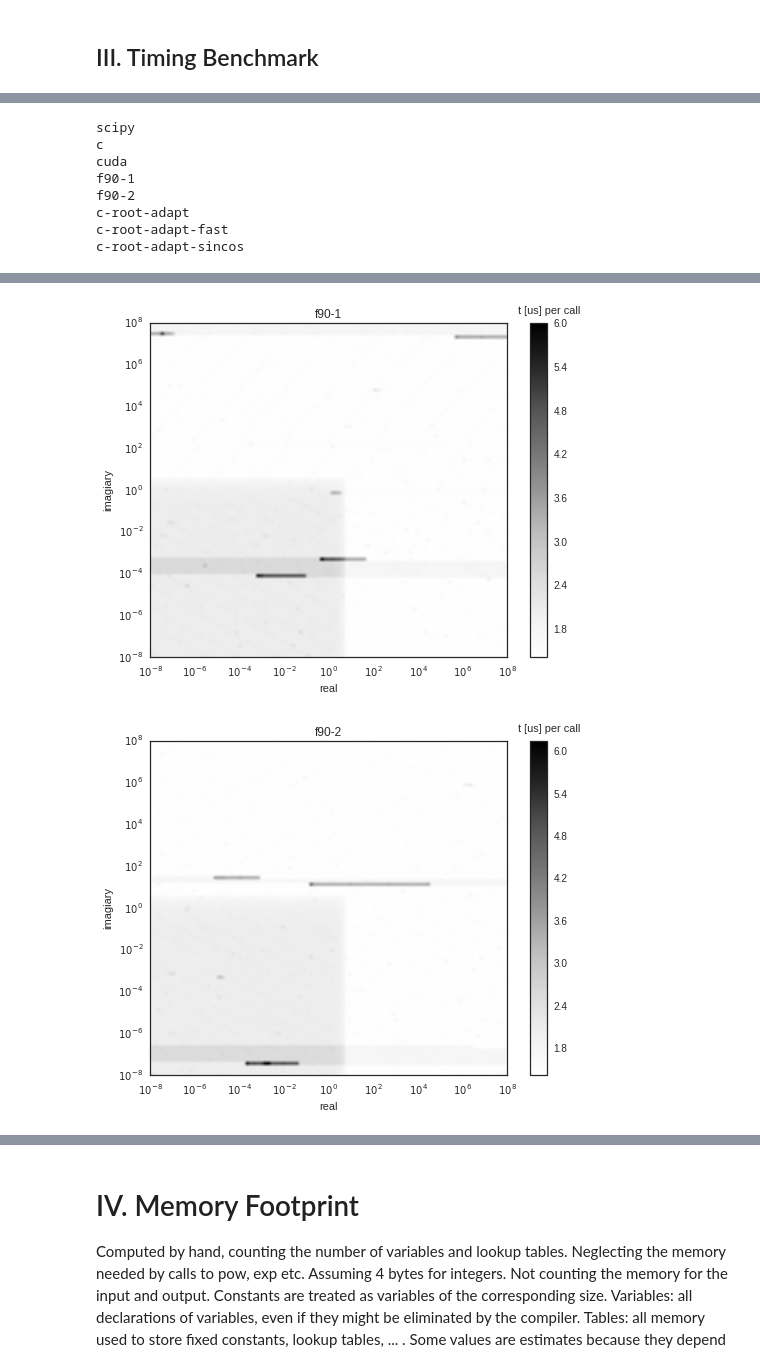
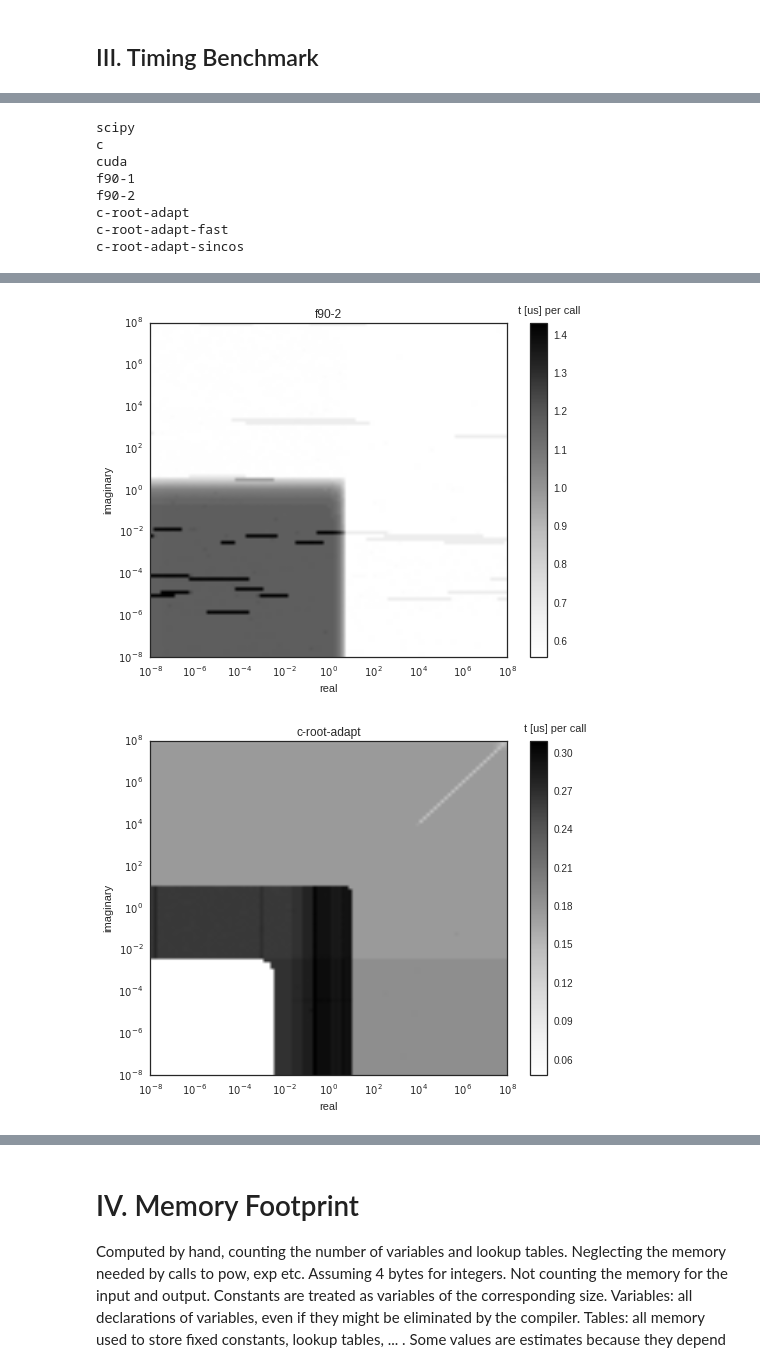
Before and after one commit to martinschwinzerl/faddeevas, a Jupyter notebook: benchmark.ipynb, the cells around one changed output, grey strips where cells are left out. Cells and saved outputs as stored; diff of their text form; code cells hidden in the pictures.

```diff
--- a/benchmark.ipynb
+++ b/benchmark.ipynb
@@ -370,0 +388,10 @@ for implementation, function in wofz_impl.iteritems():
+# %%
+vextr = []
+err_min = np.inf
+err_max = -np.inf
+for implementation in real_error:
+    zr = real_error[implementation]
+    zi = imag_error[implementation]
+    vextr += get_extr(zr) + get_extr(zi)
+    err_min = min(vextr + [err_min])
+    err_max = max(vextr + [err_max])
@@ -370,0 +408,8 @@ for implementation, function in wofz_impl.iteritems():
+# %%
+for implementation in real_error:
+    re_err = real_error[implementation]
+    im_err = imag_error[implementation]
+    plot_error(x, y, re_err, title=implementation, vextr=[err_min, err_max])
+    plt.suptitle('real error')
+    plot_error(x, y, im_err, title=implementation, vextr=[err_min, err_max])
+    plt.suptitle('imaginary error')
@@ -371,7 +430,7 @@ for implementation, function in wofz_impl.iteritems():
 # %% [markdown]
 ## III. Timing Benchmark
 # %%
-def plot_timing(x,y,z, title):
+def plot_timing(x,y,z, title, unify=False):
     fig, ax = plt.subplots(figsize=(8,6))
     z = np.clip(a=z, a_min=1e-17, a_max=1e0)
     z *= 1e6 # make us out of s
@@ -386,22 +445,25 @@ def plot_timing(x,y,z, title):
     cbar.set_label('t [us] per call', labelpad=-18, y=1.05, rotation=0)
     ax.set_title(title)
     ax.set_xlabel('real')
-    ax.set_ylabel('imagiary')
+    ax.set_ylabel('imaginary')
     ax.set_xticklabels([ "$10^{" + str(i) + "}$" for i in range(exp_min, exp_max + 1, 2)])
     ax.set_yticklabels([ "$10^{" + str(i) + "}$" for i in range(exp_min, exp_max + 1, 2)])
 
     return fig, ax
 # %%
+import gc
+
 exp_min = -8
 exp_max = 8
 
-r = 10**np.linspace(exp_min, exp_max, 101)
+r = 10**np.linspace(exp_min, exp_max, 21)
 x, y = np.meshgrid(r, r)
 
 def dummy(a,b):
     pass
 
-def timeit(x,y, function, ones_array, nrep_timing=3, n_entries_array=50, Timer=Timer):
+# def timeit(x,y, function, ones_array, nrep_timing=3, n_entries_array=50, Timer=Timer):
+def timeit(x,y, function, ones_array, nrep_timing=10, n_entries_array=5000, Timer=Timer):
     '''Time the implementation on the arrays x,y = x + iy'''
     T = np.zeros_like(x)
     timings = np.zeros(nrep_timing, dtype=np.float32)
@@ -410,14 +472,20 @@ def timeit(x,y, function, ones_array, nrep_timing=3, n_entries_array=50, Timer=T
             xx = ones_array * x[el][el2]
             yy = ones_array * y[el][el2]
             for i in xrange(nrep_timing):
-                with Timer() as t:
-                    wr, wi = function(xx, yy)
+                gcold = gc.isenabled()
+                gc.disable()
+                try:
+                    with Timer() as t:
+                        wr, wi = function(xx, yy)
+                finally:
+                    if gcold:
+                        gc.enable()
                 timings[i] = t.interval_s
             T[el,el2] = np.median(timings)/n_entries_array
             dummy(wr,wi) # use wr, wi, otherwise they might get optimized away
     return T
 if test is True:
     fn = wofz_impl['c']
-    z = timeit(x,y, fn, np.ones((1,50), dtype=np.float64))
+    z = timeit(x,y, fn, np.ones((1,timeit.func_defaults[1]), dtype=np.float64))
     plot_timing(x,y,z, 'c')
 # %% [output]
@@ -425,5 +493,5 @@ if test is True:
 # %%
-n_entries_array = 50
+n_entries_array = 500
 
 timings_avg = OrderedDict()
 
@@ -435,7 +503,7 @@ for implementation, function in wofz_impl.iteritems():
 #             z = timeit(gpuarray.to_gpu(x), gpuarray.to_gpu(y), kernel,
 #                        gpuarray.empty((1,int(1e8)), dtype=np.float64).fill(1.),
 #                        n_entries_array=int(1e8), Timer=GPUTimer).get()
-            pass
+            continue
         else:
             z = timeit(x,y, function, np.ones((1,n_entries_array), dtype=np.float64))
             timings_avg[implementation] = np.mean(z)
@@ -456,2 +524,2 @@ c-root-adapt-sincos
-[figure, old version]
+[figure, new version]
-[figure, old version]
+[figure, new version]
```
Also changed, not shown: parts of 12 cells of this notebook.
